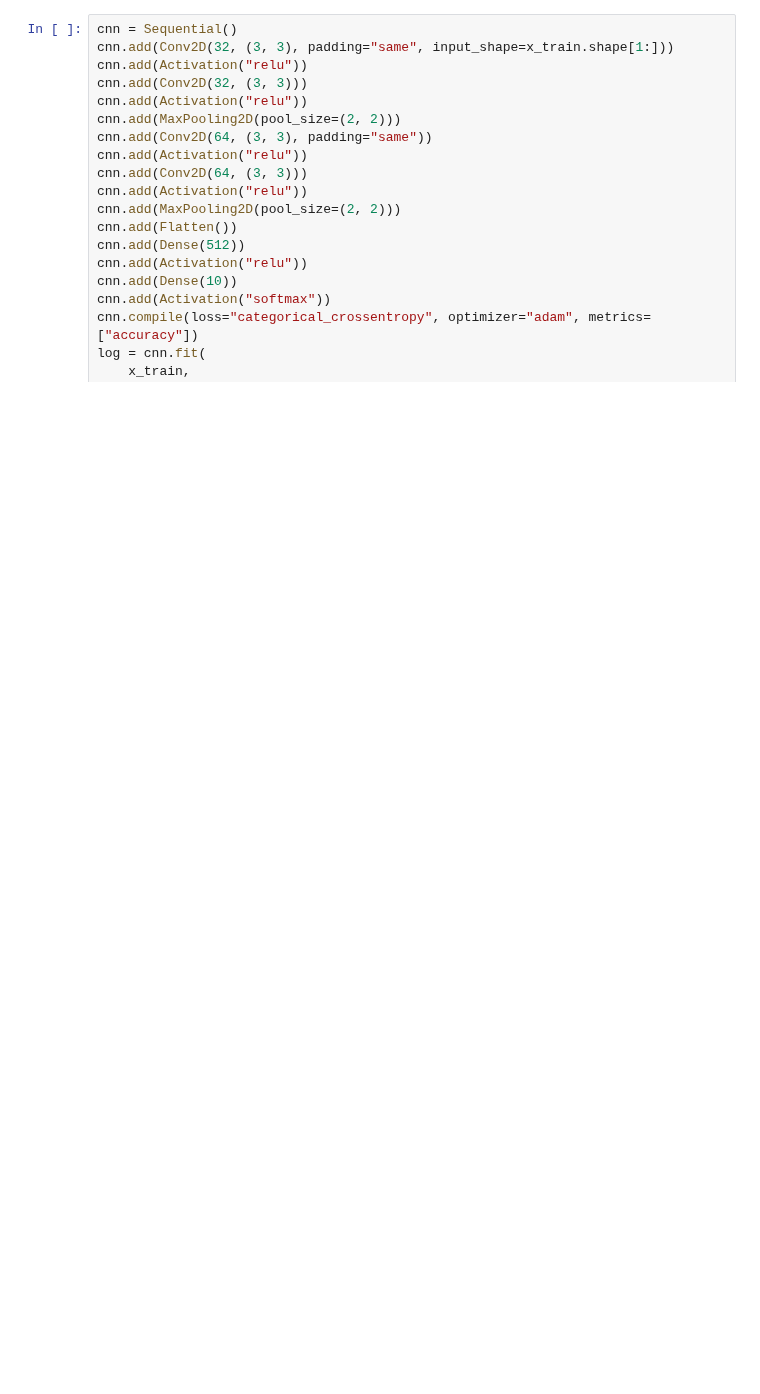
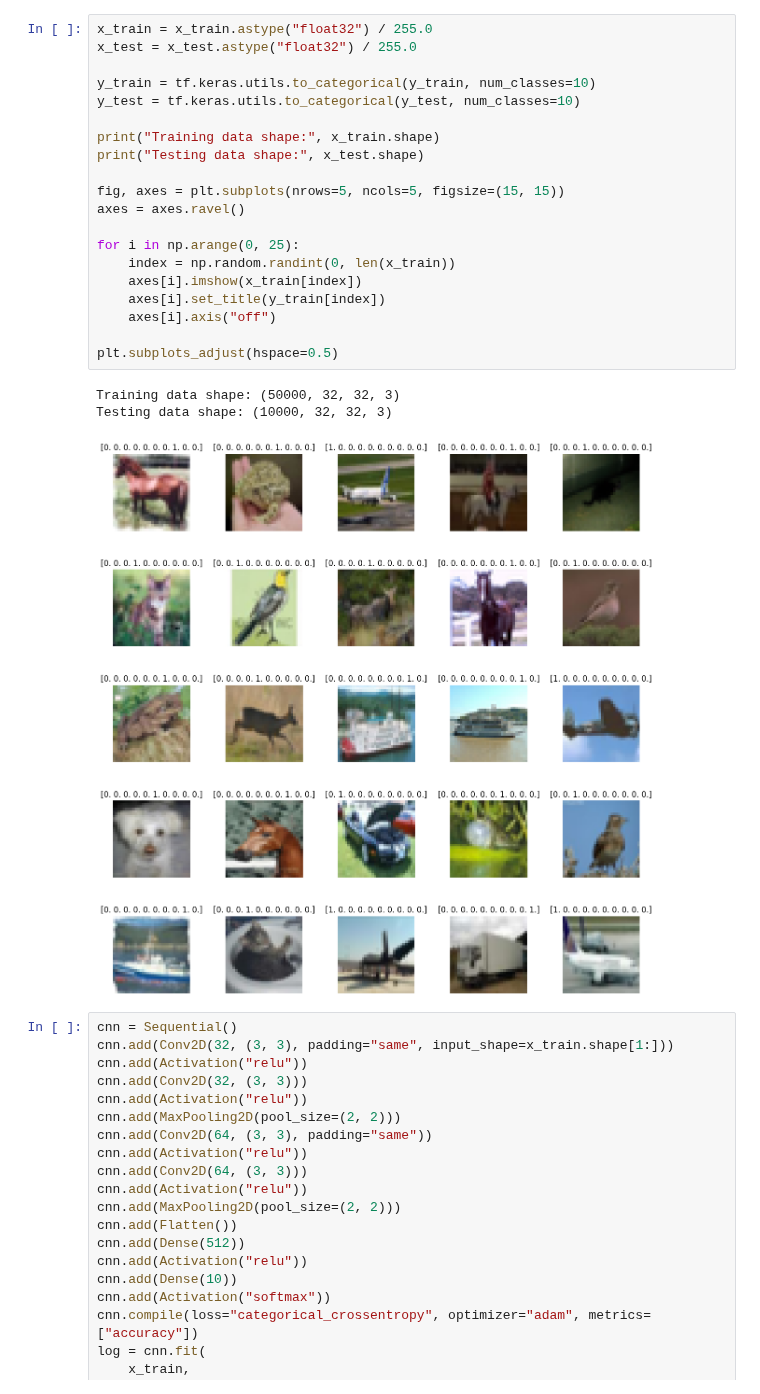
Before and after one commit to Shahriar-0/Artificial-Intelligence-Course-Projects-S2023, a Jupyter notebook: 6 - Neural Networks/phase 2/AI_CA6_P2.ipynb, the cells around one changed output. Cells and saved outputs as stored; diff of their text form; blank space fills up the shorter version.

```diff
--- a/6 - Neural Networks/phase 2/AI_CA6_P2.ipynb
+++ b/6 - Neural Networks/phase 2/AI_CA6_P2.ipynb
@@ -78,3 +169,27 @@ import difflib
+# %%
+x_train = x_train.astype("float32") / 255.0
+x_test = x_test.astype("float32") / 255.0
+
+y_train = tf.keras.utils.to_categorical(y_train, num_classes=10)
+y_test = tf.keras.utils.to_categorical(y_test, num_classes=10)
+
+print("Training data shape:", x_train.shape)
+print("Testing data shape:", x_test.shape)
+
+fig, axes = plt.subplots(nrows=5, ncols=5, figsize=(15, 15))
+axes = axes.ravel()
+
+for i in np.arange(0, 25):
+    index = np.random.randint(0, len(x_train))
+    axes[i].imshow(x_train[index])
+    axes[i].set_title(y_train[index])
+    axes[i].axis("off")
+
+plt.subplots_adjust(hspace=0.5)
+# %% [output]
+Training data shape: (50000, 32, 32, 3)
+Testing data shape: (10000, 32, 32, 3)
+[figure, added]
 # %%
 cnn = Sequential()
 cnn.add(Conv2D(32, (3, 3), padding="same", input_shape=x_train.shape[1:]))
```
Also changed, not shown: parts of 9 cells of this notebook, 2 other files.
